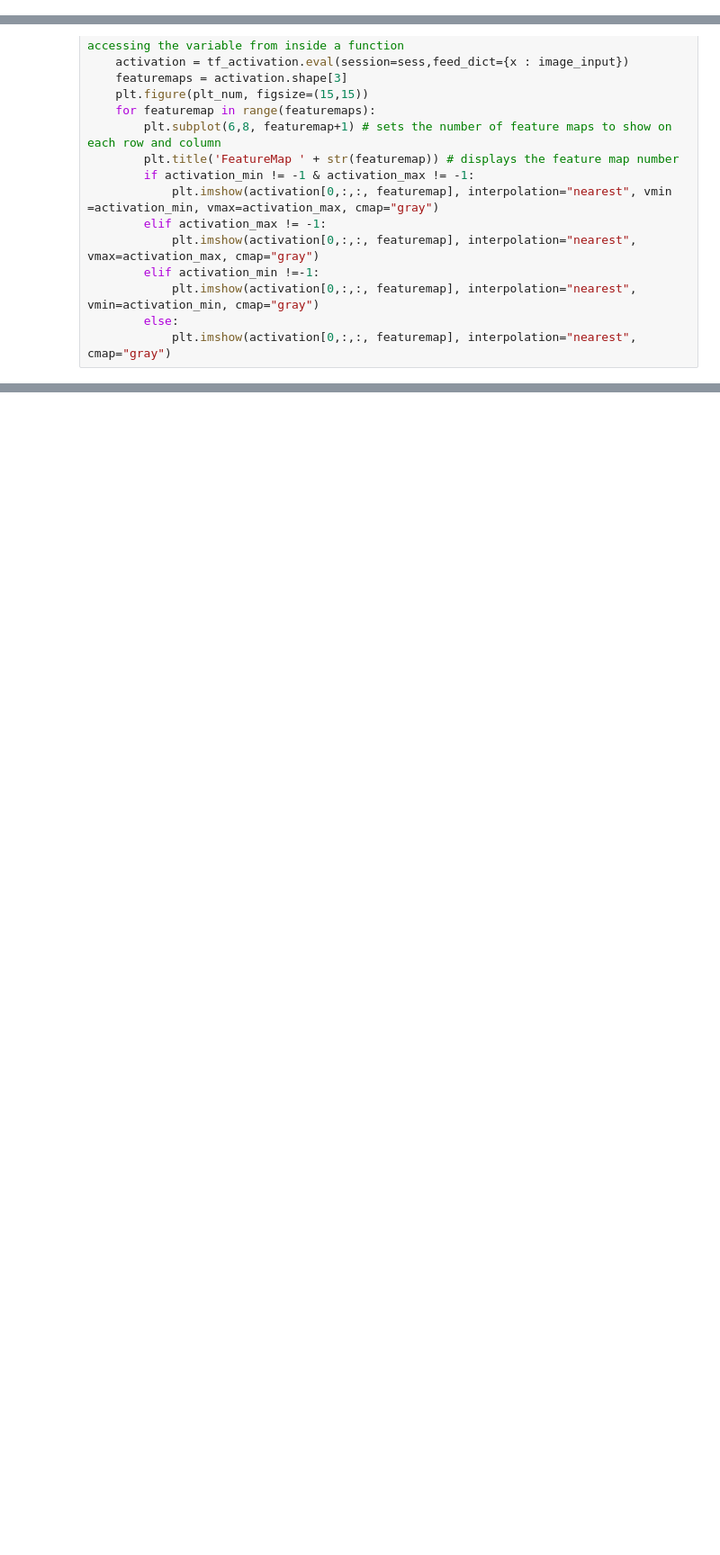
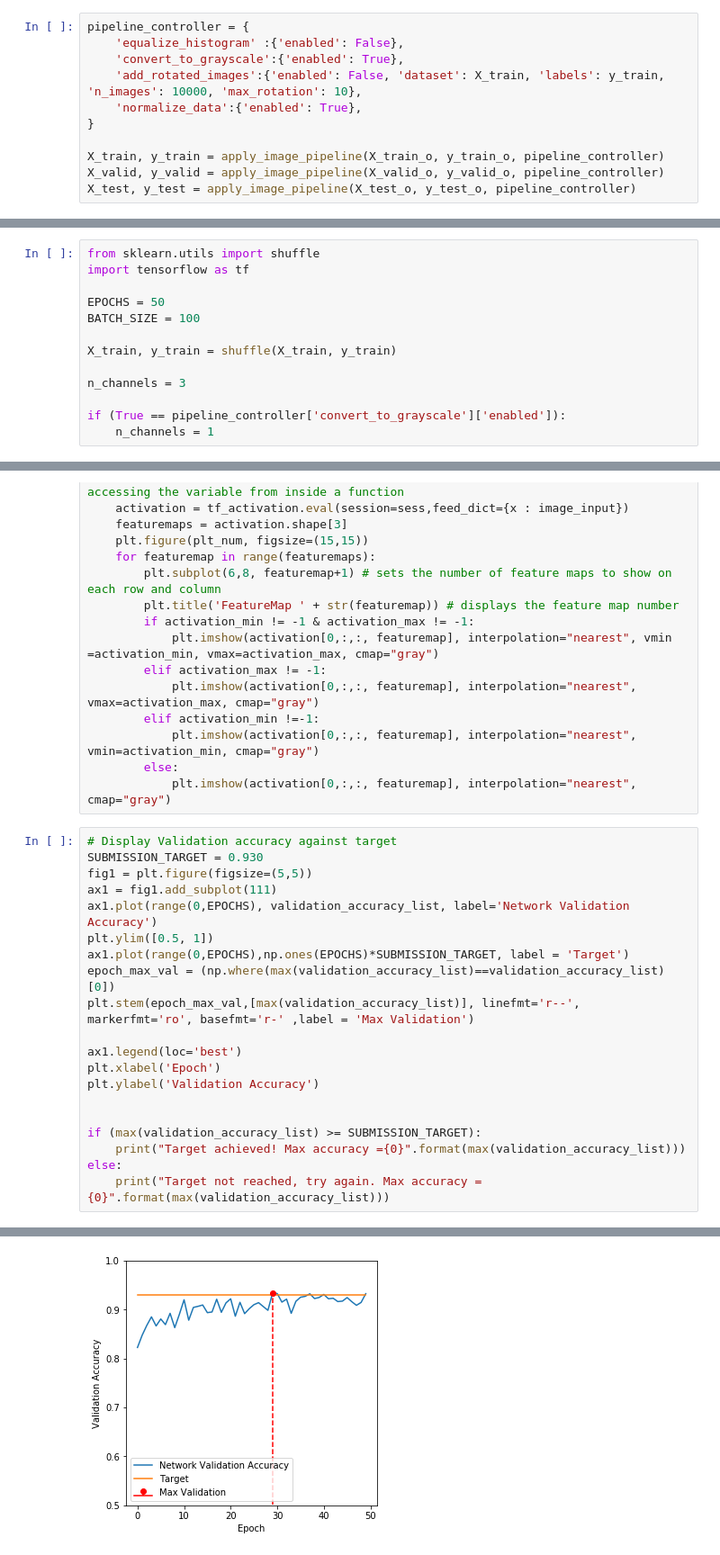
Before and after one commit to MC-8/SDC-P2-traffic-signs, a Jupyter notebook: Traffic_Sign_Classifier.ipynb, the cells around one changed output, grey strips where cells are left out. Shown: that part at 90% size. Cells and saved outputs as stored; diff of their text form; blank space fills up the shorter version.

Commit message:
Network with 0.934 accuracy, misc optimizations to be implemented

```diff
--- a/Traffic_Sign_Classifier.ipynb
+++ b/Traffic_Sign_Classifier.ipynb
@@ -126,0 +299,11 @@ Use the code cell (or multiple code cells, if necessary) to implement the first
+# %%
+pipeline_controller = {
+    'equalize_histogram' :{'enabled': False},
+    'convert_to_grayscale':{'enabled': True},
+    'add_rotated_images':{'enabled': False, 'dataset': X_train, 'labels': y_train, 'n_images': 10000, 'max_rotation': 10},
+    'normalize_data':{'enabled': True},
+}
+
+X_train, y_train = apply_image_pipeline(X_train_o, y_train_o, pipeline_controller)
+X_valid, y_valid = apply_image_pipeline(X_valid_o, y_valid_o, pipeline_controller)
+X_test, y_test = apply_image_pipeline(X_test_o, y_test_o, pipeline_controller)
@@ -127,2 +312,15 @@ Use the code cell (or multiple code cells, if necessary) to implement the first
+# %%
+from sklearn.utils import shuffle
+import tensorflow as tf
+
+EPOCHS = 50
+BATCH_SIZE = 100
+
+X_train, y_train = shuffle(X_train, y_train)
+
+n_channels = 3
+
+if (True == pipeline_controller['convert_to_grayscale']['enabled']):
+    n_channels = 1
 # %% [markdown]
 ### Model Architecture
@@ -262,3 +615,24 @@ def outputFeatureMap(image_input, tf_activation, activation_min=-1, activation_m
             plt.imshow(activation[0,:,:, featuremap], interpolation="nearest", vmin=activation_min, cmap="gray")
         else:
             plt.imshow(activation[0,:,:, featuremap], interpolation="nearest", cmap="gray")
+# %%
+# Display Validation accuracy against target
+SUBMISSION_TARGET = 0.930
+fig1 = plt.figure(figsize=(5,5))
+ax1 = fig1.add_subplot(111)
+ax1.plot(range(0,EPOCHS), validation_accuracy_list, label='Network Validation Accuracy')
+plt.ylim([0.5, 1])
+ax1.plot(range(0,EPOCHS),np.ones(EPOCHS)*SUBMISSION_TARGET, label = 'Target')
+epoch_max_val = (np.where(max(validation_accuracy_list)==validation_accuracy_list)[0])
+plt.stem(epoch_max_val,[max(validation_accuracy_list)], linefmt='r--', markerfmt='ro', basefmt='r-' ,label = 'Max Validation')
+
+ax1.legend(loc='best')
+plt.xlabel('Epoch')
+plt.ylabel('Validation Accuracy')
+
+
+if (max(validation_accuracy_list) >= SUBMISSION_TARGET):
+    print("Target achieved! Max accuracy ={0}".format(max(validation_accuracy_list)))
+else:
+    print("Target not reached, try again. Max accuracy ={0}".format(max(validation_accuracy_list)))
+# %% [output]
@@ -264,0 +640 @@ def outputFeatureMap(image_input, tf_activation, activation_min=-1, activation_m
+[figure, added]
```
Also changed, not shown: parts of 27 cells of this notebook.
